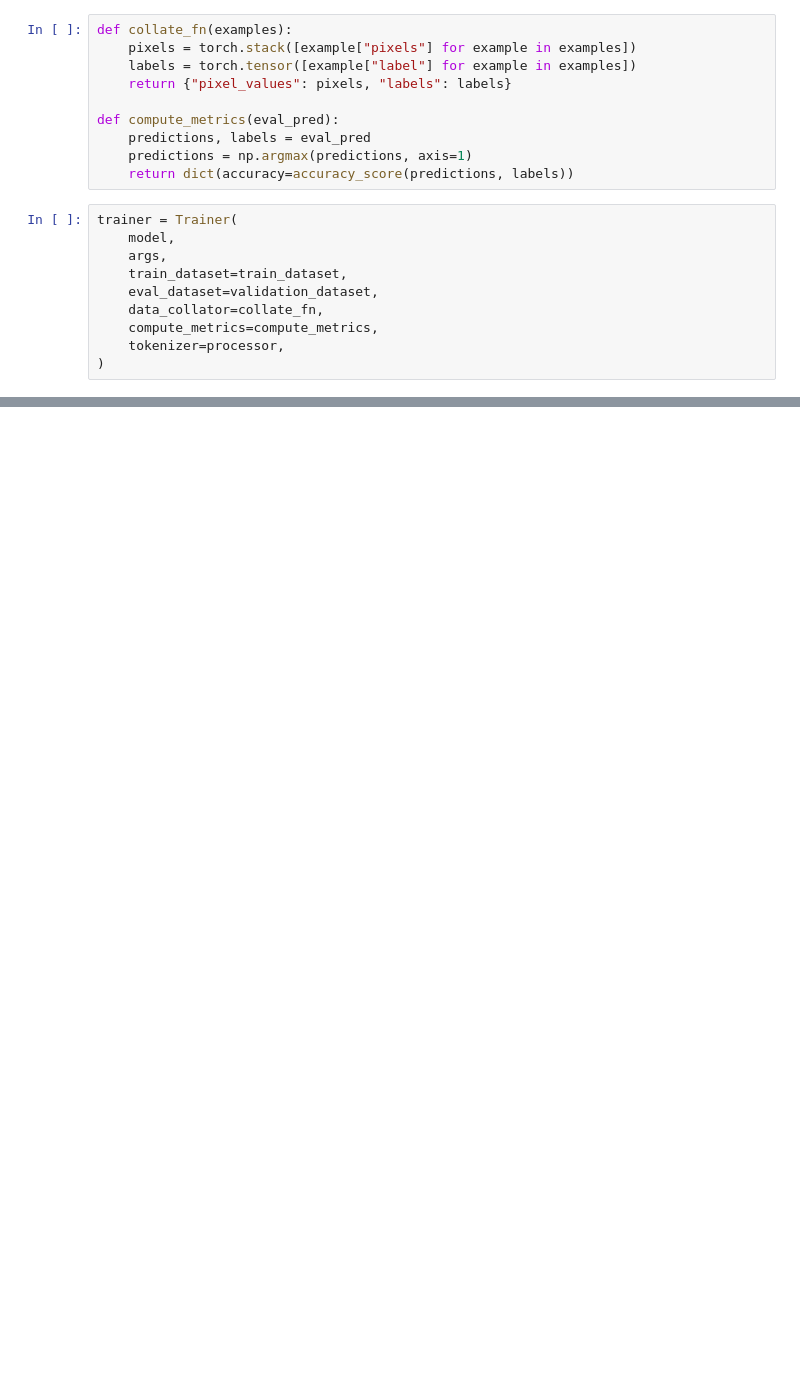
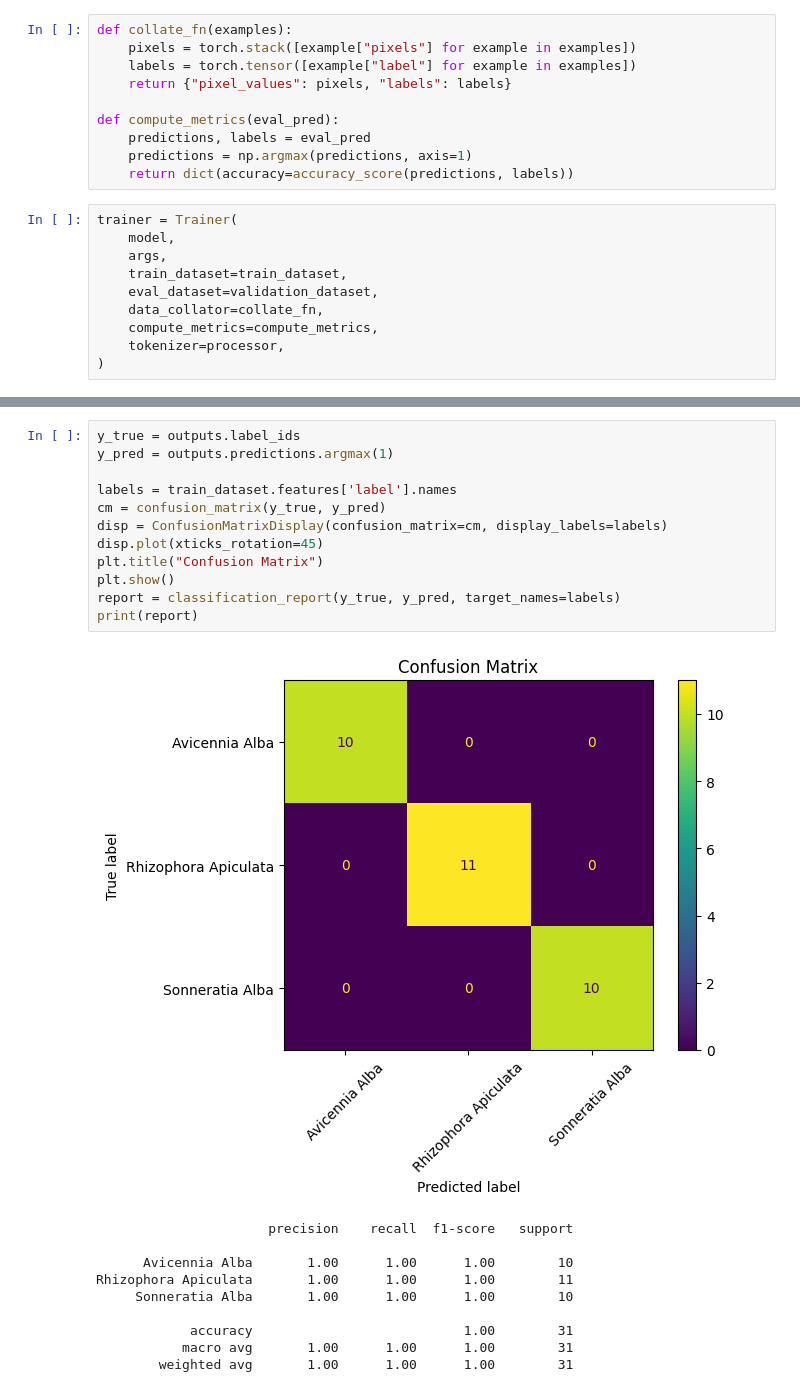
Before and after one commit to yussif-issah/css54FinalProject, a Jupyter notebook: visontransformer.ipynb, the cells around one changed output, grey strips where cells are left out. Drawn from its saved outputs; the diff is of its cells as text; blank space fills up the shorter version.

```diff
--- a/visontransformer.ipynb
+++ b/visontransformer.ipynb
@@ -151,0 +174,23 @@ outputs.metrics
+# %%
+y_true = outputs.label_ids
+y_pred = outputs.predictions.argmax(1)
+
+labels = train_dataset.features['label'].names
+cm = confusion_matrix(y_true, y_pred)
+disp = ConfusionMatrixDisplay(confusion_matrix=cm, display_labels=labels)
+disp.plot(xticks_rotation=45)
+plt.title("Confusion Matrix")
+plt.show()
+report = classification_report(y_true, y_pred, target_names=labels)
+print(report)
+# %% [output]
+[figure, added]
+                      precision    recall  f1-score   support
+
+      Avicennia Alba       1.00      1.00      1.00        10
+Rhizophora Apiculata       1.00      1.00      1.00        11
+     Sonneratia Alba       1.00      1.00      1.00        10
+
+            accuracy                           1.00        31
+           macro avg       1.00      1.00      1.00        31
+        weighted avg       1.00      1.00      1.00        31
```
Also changed, not shown: parts of 10 cells of this notebook.
